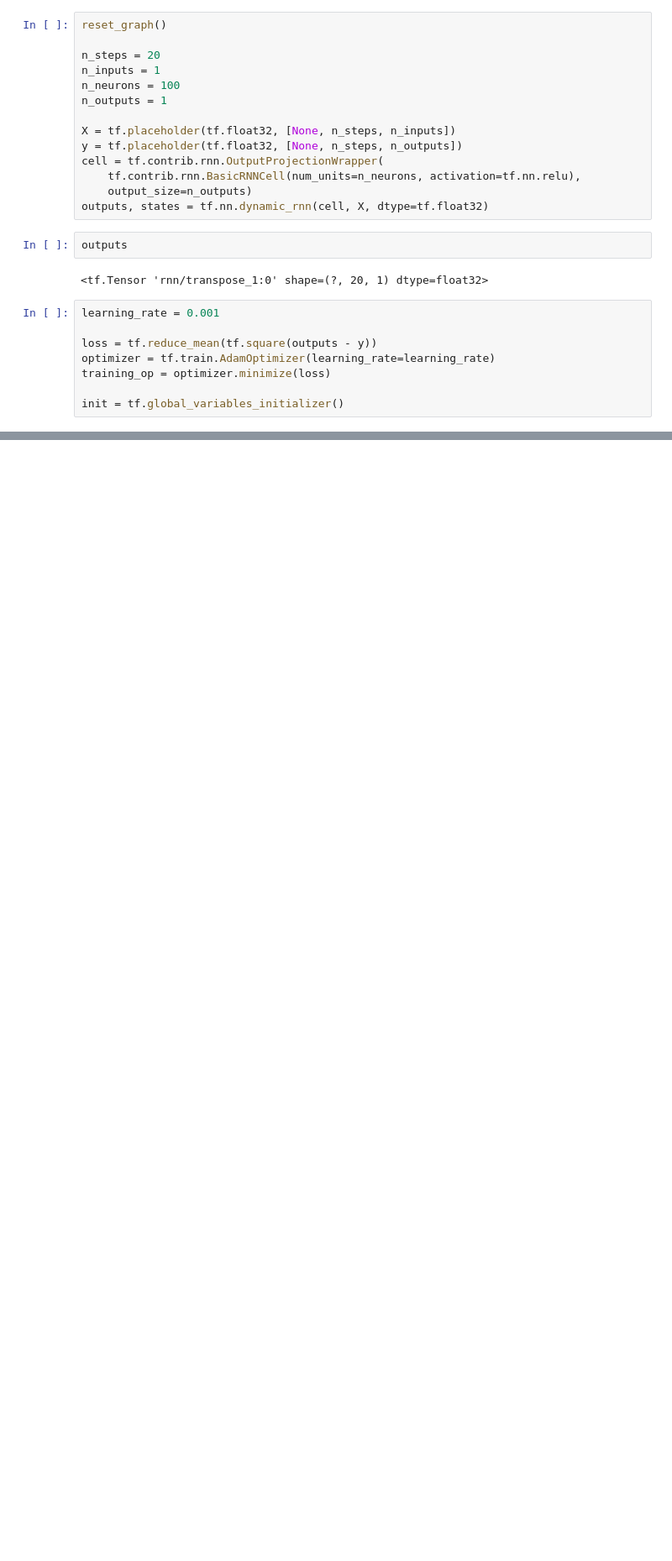
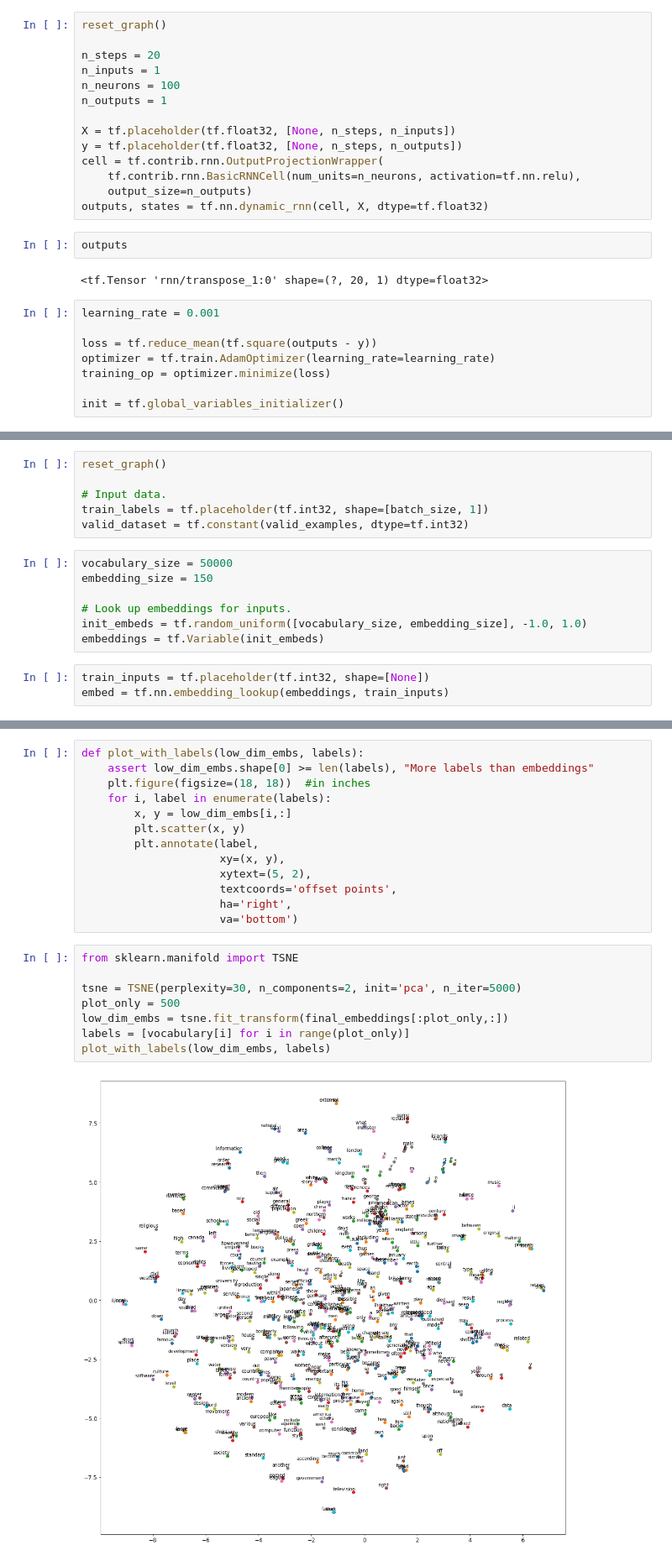
Before and after one commit to zhuo-yoyowz/classification, a Jupyter notebook: Recurrent neural networks.ipynb, the cells around one changed output, grey strips where cells are left out. Shown: that part at 84% size. Drawn from its saved outputs; the diff is of its cells as text; blank space fills up the shorter version.

```diff
--- a/Recurrent neural networks.ipynb
+++ b/Recurrent neural networks.ipynb
@@ -556,0 +960,16 @@ Caused by op 'rnn/output_projection_wrapper/basic_rnn_cell/kernel/read', defined
+# %%
+reset_graph()
+
+# Input data.
+train_labels = tf.placeholder(tf.int32, shape=[batch_size, 1])
+valid_dataset = tf.constant(valid_examples, dtype=tf.int32)
+# %%
+vocabulary_size = 50000
+embedding_size = 150
+
+# Look up embeddings for inputs.
+init_embeds = tf.random_uniform([vocabulary_size, embedding_size], -1.0, 1.0)
+embeddings = tf.Variable(init_embeds)
+# %%
+train_inputs = tf.placeholder(tf.int32, shape=[None])
+embed = tf.nn.embedding_lookup(embeddings, train_inputs)
@@ -556,0 +1062,23 @@ Caused by op 'rnn/output_projection_wrapper/basic_rnn_cell/kernel/read', defined
+# %%
+def plot_with_labels(low_dim_embs, labels):
+    assert low_dim_embs.shape[0] >= len(labels), "More labels than embeddings"
+    plt.figure(figsize=(18, 18))  #in inches
+    for i, label in enumerate(labels):
+        x, y = low_dim_embs[i,:]
+        plt.scatter(x, y)
+        plt.annotate(label,
+                     xy=(x, y),
+                     xytext=(5, 2),
+                     textcoords='offset points',
+                     ha='right',
+                     va='bottom')
+# %%
+from sklearn.manifold import TSNE
+
+tsne = TSNE(perplexity=30, n_components=2, init='pca', n_iter=5000)
+plot_only = 500
+low_dim_embs = tsne.fit_transform(final_embeddings[:plot_only,:])
+labels = [vocabulary[i] for i in range(plot_only)]
+plot_with_labels(low_dim_embs, labels)
+# %% [output]
+[figure, added]
```
Also changed, not shown: parts of 56 cells of this notebook.
